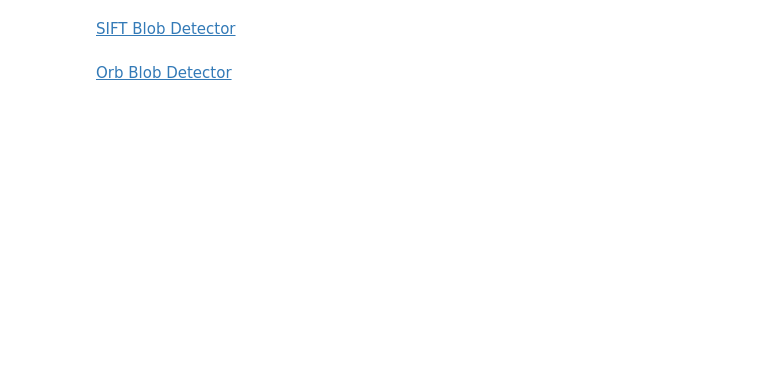
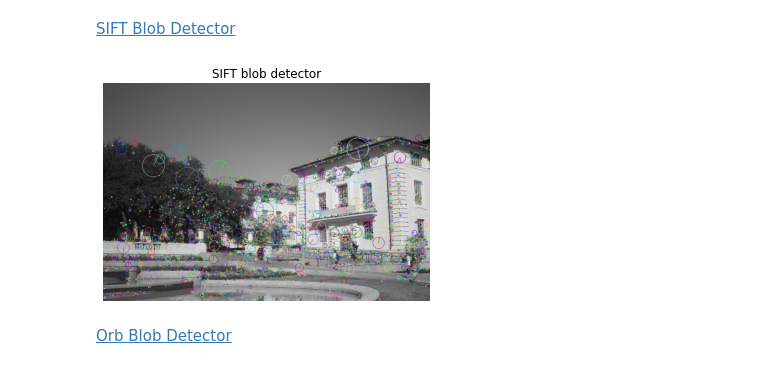
Before and after one commit to paulinho-16/MEIC-VC, a Jupyter notebook: Exercises/Part1/4_feature_points_detection.ipynb, the cells around one changed output. Saved outputs shown, nothing was run; the diff lists cells and outputs as text; code cells hidden in the pictures; blank space fills up the shorter version.

```diff
--- a/Exercises/Part1/4_feature_points_detection.ipynb
+++ b/Exercises/Part1/4_feature_points_detection.ipynb
@@ -186,17 +188,19 @@ plt.show()
 # %%
 # Initiate SIFT detector
 sift = cv2.SIFT_create()
 
-# find the keypoints
+# Find the keypoints
 kp = sift.detect(gray,None)
 
-# draw the keypoints (with size and orientation)
-sift_img = cv2.drawKeypoints(gray, kp, new_img, (-1, -1, -1), flags=cv2.DRAW_MATCHES_FLAGS_DRAW_RICH_KEYPOINTS)
+# Draw the keypoints (with size and orientation)
+sift_img = cv2.drawKeypoints(gray, kp, None, (-1, -1, -1), flags=cv2.DRAW_MATCHES_FLAGS_DRAW_RICH_KEYPOINTS)
 
 plt.imshow(sift_img)
-plt.title('SIFT')
+plt.title('SIFT blob detector')
 plt.axis('off')
 plt.show()
+# %% [output]
+[figure, added]
 # %% [markdown]
 [Orb Blob Detector](https://docs.opencv.org/4.x/db/d95/classcv_1_1ORB.html)
 # %%
```
Also changed, not shown: parts of 3 cells of this notebook.
